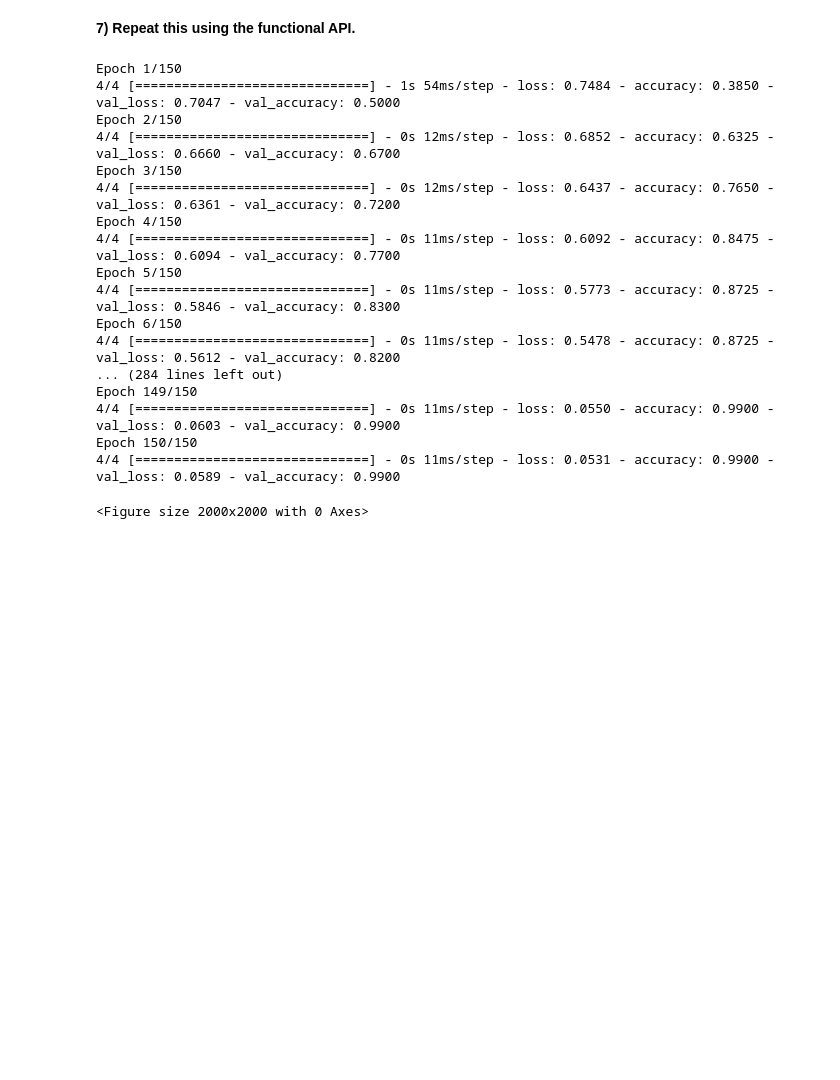
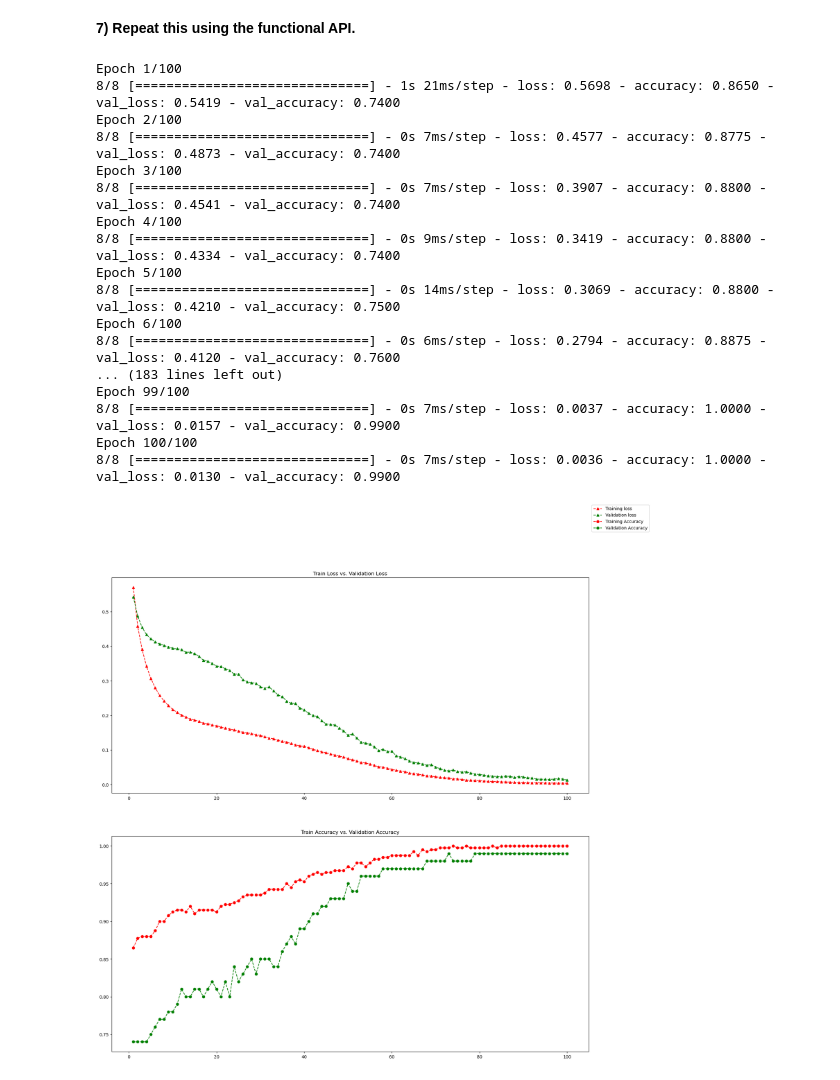
Before and after one commit to SherwynBraganza31/csc592_datasci_intro, a Jupyter notebook: lab4/assignment4.ipynb, the cells around one changed output. Saved outputs shown, nothing was run; the diff lists cells and outputs as text; code cells hidden in the pictures; blank space fills up the shorter version.

```diff
--- a/lab4/assignment4.ipynb
+++ b/lab4/assignment4.ipynb
@@ -131,31 +137,30 @@ plt.show()
 # %%
 inputs = keras.Input(shape=(2,), name='functional_input')
 feature = layers.Dense(64, activation="relu")(inputs)
-feature = layers.Dense(32, activation='relu')(feature)
+feature = layers.Dense(32, activation='tanh')(feature)
 outputs = layers.Dense(1, activation="sigmoid")(feature)
 model_functional = keras.Model(inputs=inputs, outputs=outputs)
 model_functional.compile(optimizer="rmsprop", loss="binary_crossentropy", metrics=["accuracy"])
-model_functional.fit(x_train, y_train, epochs=150, batch_size=100, validation_data=(x_val, y_val))
+model_functional.fit(x_train, y_train, epochs=100, batch_size=50, validation_data=(x_val, y_val))
 functional_history = model_functional.history.history
 plotMetrics(functional_history)
-plt.clf()
 # %% [output]
-Epoch 1/150
-4/4 [==============================] - 1s 54ms/step - loss: 0.7484 - accuracy: 0.3850 - val_loss: 0.7047 - val_accuracy: 0.5000
-Epoch 2/150
-4/4 [==============================] - 0s 12ms/step - loss: 0.6852 - accuracy: 0.6325 - val_loss: 0.6660 - val_accuracy: 0.6700
-Epoch 3/150
-4/4 [==============================] - 0s 12ms/step - loss: 0.6437 - accuracy: 0.7650 - val_loss: 0.6361 - val_accuracy: 0.7200
-Epoch 4/150
-4/4 [==============================] - 0s 11ms/step - loss: 0.6092 - accuracy: 0.8475 - val_loss: 0.6094 - val_accuracy: 0.7700
-Epoch 5/150
-4/4 [==============================] - 0s 11ms/step - loss: 0.5773 - accuracy: 0.8725 - val_loss: 0.5846 - val_accuracy: 0.8300
-Epoch 6/150
-4/4 [==============================] - 0s 11ms/step - loss: 0.5478 - accuracy: 0.8725 - val_loss: 0.5612 - val_accuracy: 0.8200
-... (284 lines left out)
-Epoch 149/150
-4/4 [==============================] - 0s 11ms/step - loss: 0.0550 - accuracy: 0.9900 - val_loss: 0.0603 - val_accuracy: 0.9900
-Epoch 150/150
-4/4 [==============================] - 0s 11ms/step - loss: 0.0531 - accuracy: 0.9900 - val_loss: 0.0589 - val_accuracy: 0.9900
+Epoch 1/100
+8/8 [==============================] - 1s 21ms/step - loss: 0.5698 - accuracy: 0.8650 - val_loss: 0.5419 - val_accuracy: 0.7400
+Epoch 2/100
+8/8 [==============================] - 0s 7ms/step - loss: 0.4577 - accuracy: 0.8775 - val_loss: 0.4873 - val_accuracy: 0.7400
+Epoch 3/100
+8/8 [==============================] - 0s 7ms/step - loss: 0.3907 - accuracy: 0.8800 - val_loss: 0.4541 - val_accuracy: 0.7400
+Epoch 4/100
+8/8 [==============================] - 0s 9ms/step - loss: 0.3419 - accuracy: 0.8800 - val_loss: 0.4334 - val_accuracy: 0.7400
+Epoch 5/100
+8/8 [==============================] - 0s 14ms/step - loss: 0.3069 - accuracy: 0.8800 - val_loss: 0.4210 - val_accuracy: 0.7500
+Epoch 6/100
+8/8 [==============================] - 0s 6ms/step - loss: 0.2794 - accuracy: 0.8875 - val_loss: 0.4120 - val_accuracy: 0.7600
+... (183 lines left out)
+Epoch 99/100
+8/8 [==============================] - 0s 7ms/step - loss: 0.0037 - accuracy: 1.0000 - val_loss: 0.0157 - val_accuracy: 0.9900
+Epoch 100/100
+8/8 [==============================] - 0s 7ms/step - loss: 0.0036 - accuracy: 1.0000 - val_loss: 0.0130 - val_accuracy: 0.9900
-<Figure size 2000x2000 with 0 Axes>
+[figure, added]
 # %%
```
Also changed, not shown: parts of 6 cells of this notebook.
